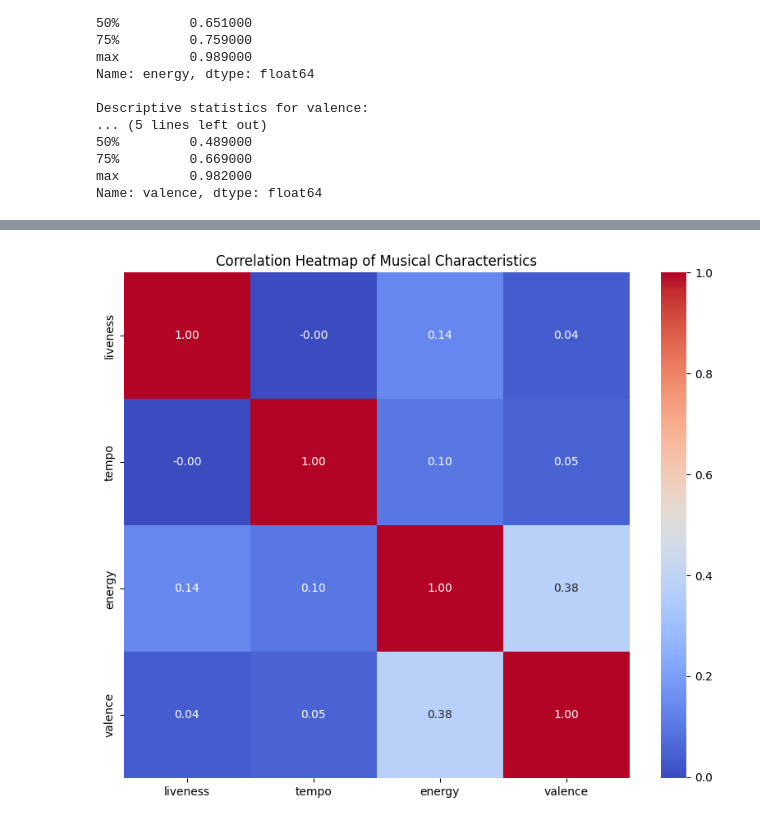
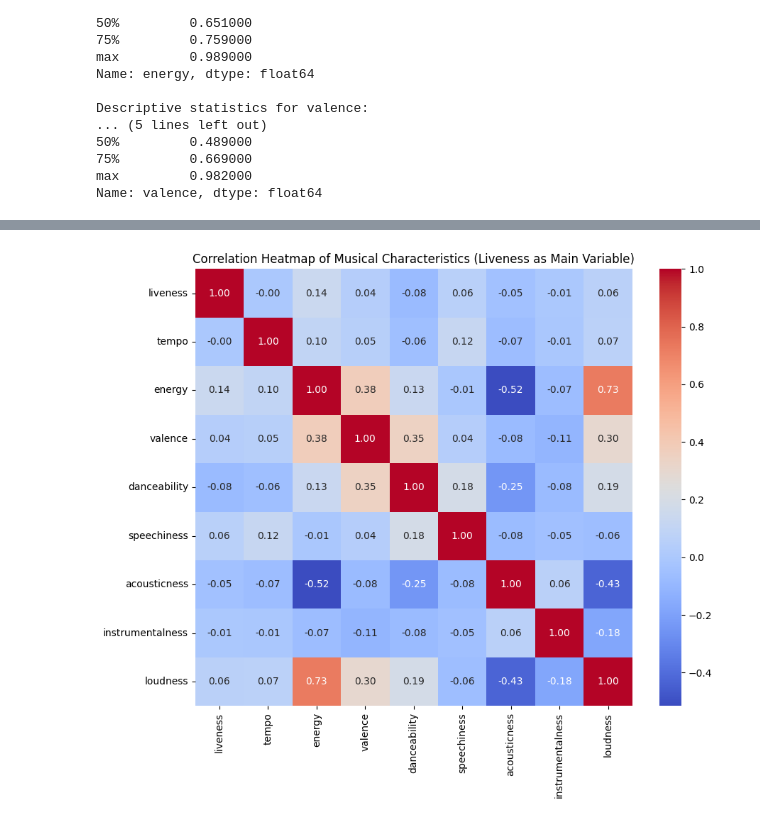
Before and after one commit to SteveDog16/Spotify_Analytics, a Jupyter notebook: spotify_analytics.ipynb, the cells around one changed output, grey strips where cells are left out. Saved outputs shown, nothing was run; the diff lists cells and outputs as text; code cells hidden in the pictures.

```diff
--- a/spotify_analytics.ipynb
+++ b/spotify_analytics.ipynb
@@ -921,15 +948,15 @@ plt.show()
 # %%
-# Selecting the columns of interest
-columns_of_interest = ['liveness', 'tempo', 'energy', 'valence']
+# Selecting the columns of interest with liveness as the main variable
+columns_of_interest = ['liveness', 'tempo', 'energy', 'valence', 'danceability', 'speechiness', 'acousticness', 'instrumentalness', 'loudness']
 data_of_interest = df[columns_of_interest]
 
 # Calculating the correlation matrix
 correlation_matrix = data_of_interest.corr()
 
 # Creating the heatmap
 plt.figure(figsize=(10, 8))
 heatmap = sns.heatmap(correlation_matrix, annot=True, cmap='coolwarm', fmt=".2f", square=True)
-plt.title('Correlation Heatmap of Musical Characteristics')
+plt.title('Correlation Heatmap of Musical Characteristics (Liveness as Main Variable)')
 plt.show()
 # %% [output]
-[figure, old version]
+[figure, new version]
```
Also changed, not shown: parts of 36 cells of this notebook.
